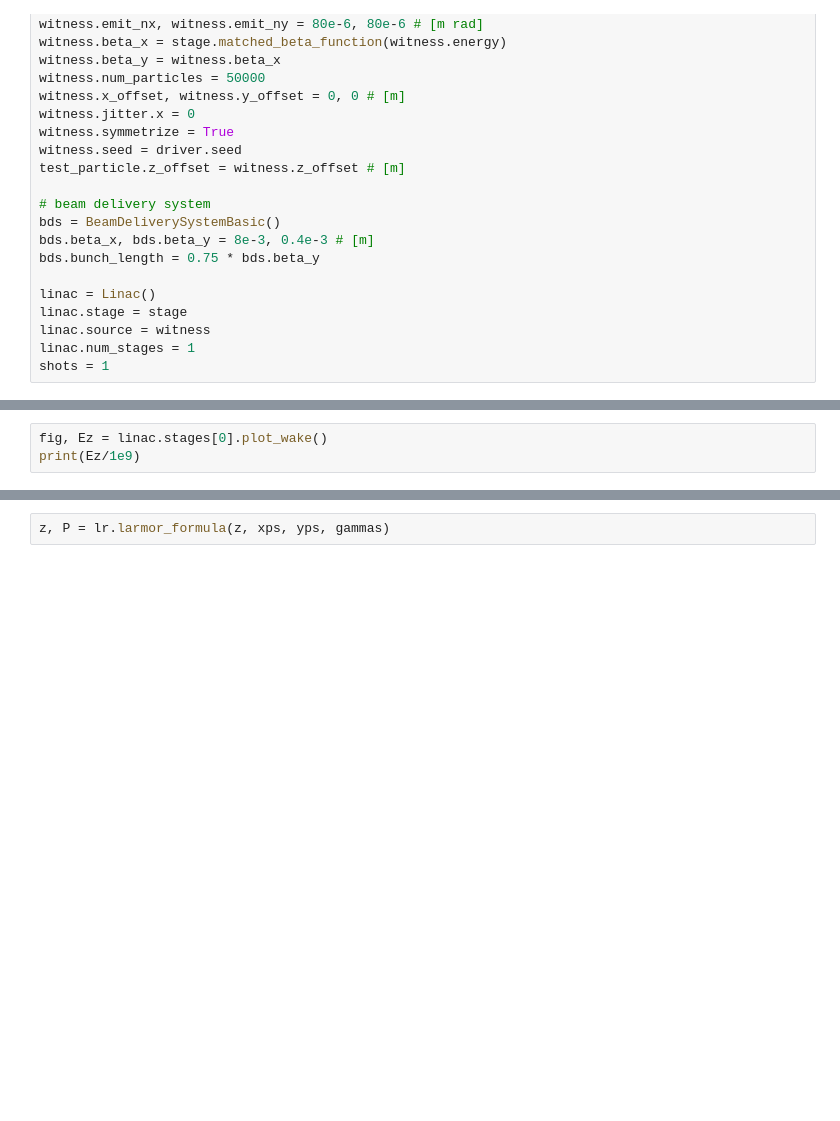
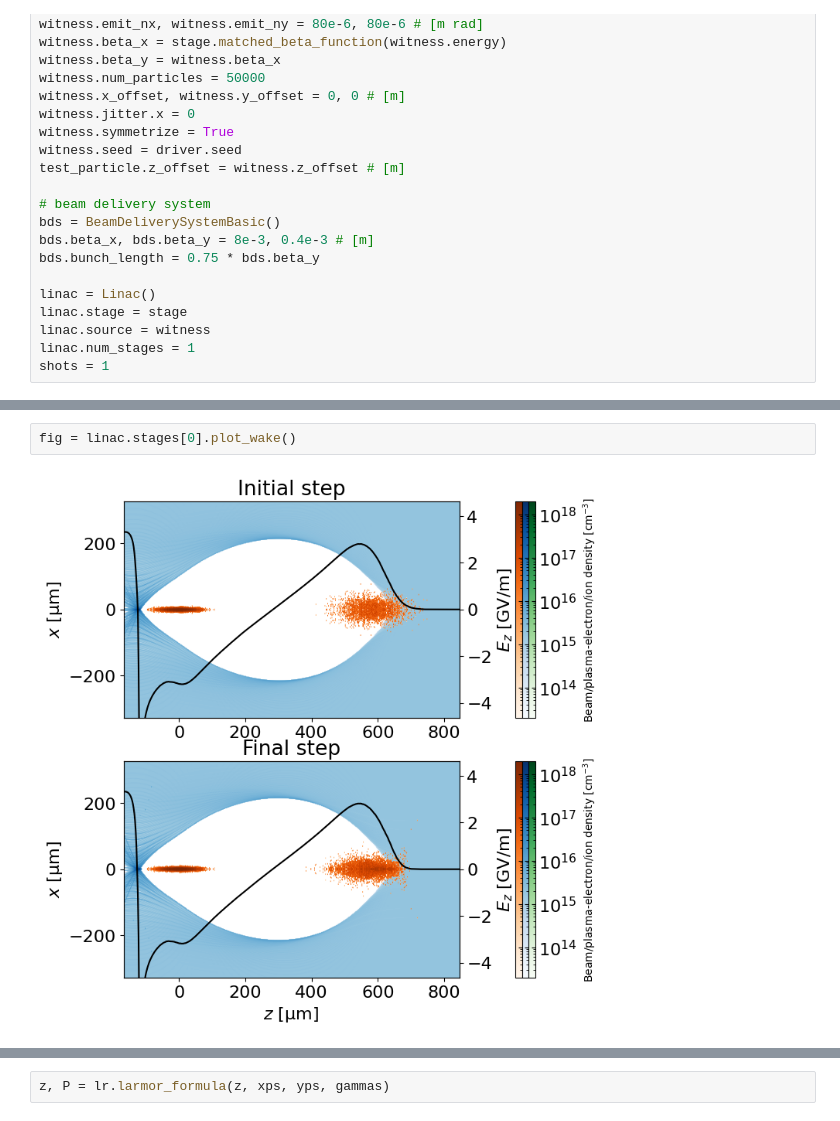
Before and after one commit to Knallvik/Master, a Jupyter notebook: ABEL_scripts/hipace_energy_spread.ipynb, the cells around one changed output, grey strips where cells are left out. Drawn from its saved outputs; the diff is of its cells as text; blank space fills up the shorter version.

Commit message:
Added hipace plots

```diff
--- a/ABEL_scripts/hipace_energy_spread.ipynb
+++ b/ABEL_scripts/hipace_energy_spread.ipynb
@@ -88,6 +86,7 @@ Further description:    Supplied directory is not valid: run_data/temp/7e6da28e-
 # %%
-fig, Ez = linac.stages[0].plot_wake()
-print(Ez/1e9)
+fig = linac.stages[0].plot_wake()
+# %% [output]
+[figure, added]
 # %%
 fig1, E1 = linac.stages[0].plot_test_particle_evolution()
 xps, yps = linac.stages[0].test_particle_evolution.xp, linac.stages[0].test_particle_evolution.yp
```
Also changed, not shown: parts of 10 cells of this notebook, 3 other files.
